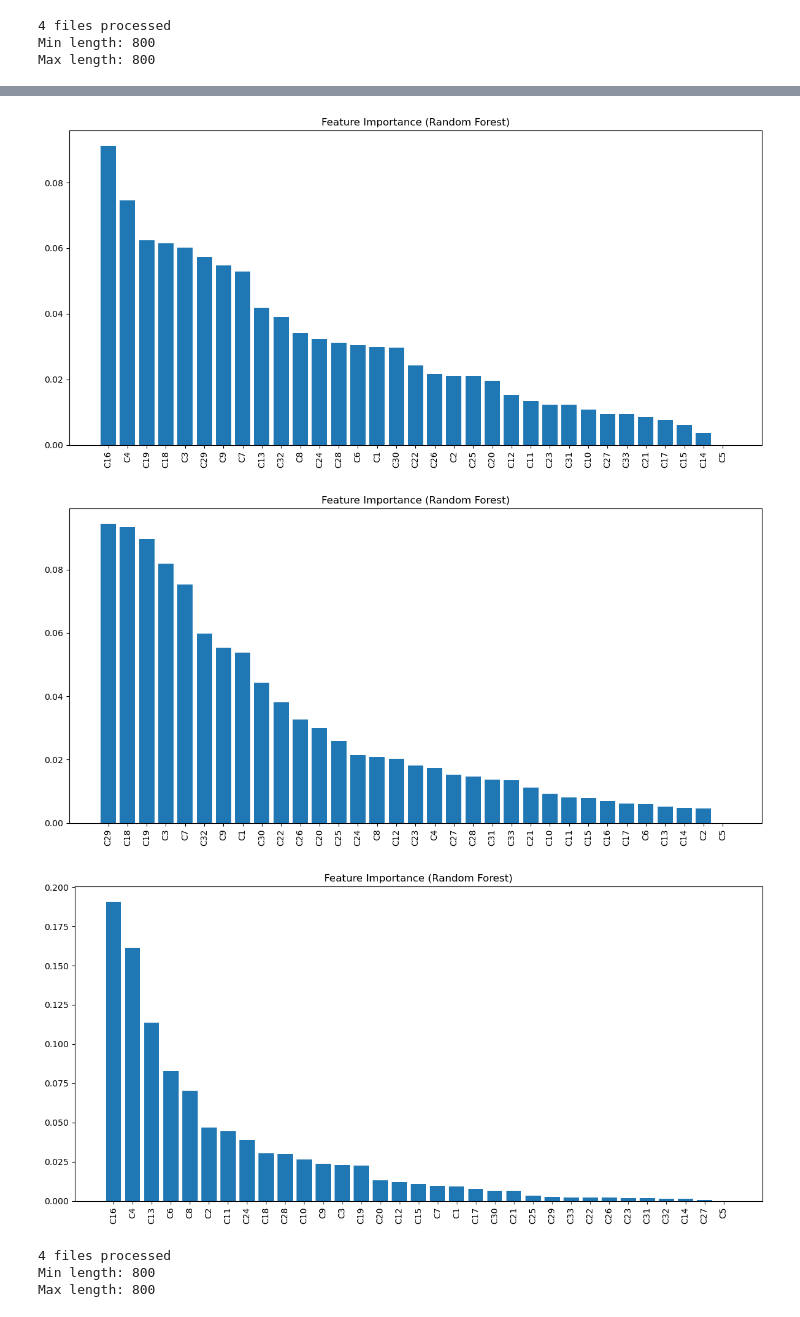
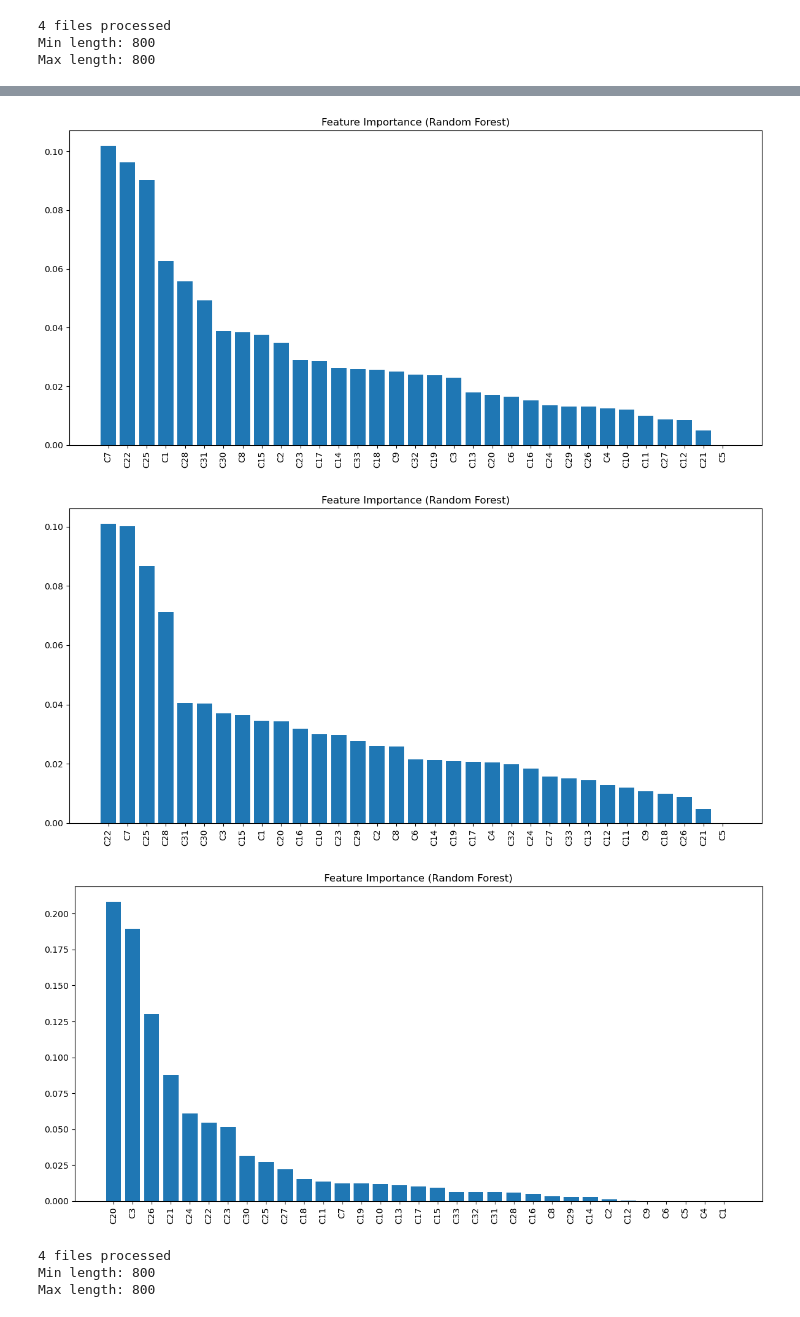
Before and after one commit to AliShrz/earpiece-fall-detection, a Jupyter notebook: trimmed_dataset.ipynb, the cells around one changed output, grey strips where cells are left out. Cells and saved outputs as stored; diff of their text form; code cells hidden in the pictures.

```diff
--- a/trimmed_dataset.ipynb
+++ b/trimmed_dataset.ipynb
@@ -621,7 +621,7 @@ models = {
     "Naive Bayes": GaussianNB(),
     "Gradient Boosting": GradientBoostingClassifier(n_estimators=100, random_state=42),
     # "XGBoost": XGBClassifier(use_label_encoder=False, eval_metric='mlogloss', random_state=42),
-    # "Logistic Regression": LogisticRegression(max_iter=5000, random_state=42)
+    "Logistic Regression": LogisticRegression(max_iter=5000, random_state=42)
 }
 
 
@@ -891,36 +943,39 @@ SVM (RBF Kernel) Accuracy: 0.6835
 # %%
 def evaluate_feature_importance(X_train, y_train, feature_names):
     model = RandomForestClassifier(n_estimators=100, random_state=42)
     # model = DecisionTreeClassifier(random_state=42)
     # model = KNeighborsClassifier(n_neighbors=3)
     # model = SVC(kernel='rbf', probability=True, random_state=42)
     # model = GradientBoostingClassifier(n_estimators=100, random_state=42)
     # model = ExtraTreesClassifier(n_estimators=100, random_state=42)
     # model = LinearDiscriminantAnalysis()
     # model = XGBClassifier(use_label_encoder=False, eval_metric='mlogloss', random_state=42)
     # model = LogisticRegression(max_iter=1000, random_state=42)
     model.fit(X_train, y_train)
     importances = model.feature_importances_
     indices = np.argsort(importances)[::-1]
 
     plt.figure(figsize=(12, 6))
     plt.title("Feature Importance (Random Forest)")
     plt.bar(range(X_train.shape[1]), importances[indices])
     plt.xticks(range(X_train.shape[1]), np.array(feature_names)[indices], rotation=90)
     plt.tight_layout()
     plt.show()
 
     return importances, indices
 
 feature_names = [f'C{i}' for i in range(1, 34)]
 
-importances_combined, sorted_indices_combined = evaluate_feature_importance(X_train_combined, y_train_combined, feature_names)
-importances_adls, sorted_indices_adls = evaluate_feature_importance(X_train_adls, y_train_adls, feature_names)
-importances_binary, sorted_indices_binary = evaluate_feature_importance(X_train_binary, y_train_binary, feature_names)
+# importances_combined, sorted_indices_combined = evaluate_feature_importance(X_train_combined, y_train_combined, feature_names)
+# importances_adls, sorted_indices_adls = evaluate_feature_importance(X_train_adls, y_train_adls, feature_names)
+# importances_binary, sorted_indices_binary = evaluate_feature_importance(X_train_binary, y_train_binary, feature_names)
+importances_combined, sorted_indices_combined = evaluate_feature_importance(X_e_combined, y_e_combined, feature_names)
+importances_adls, sorted_indices_adls = evaluate_feature_importance(X_e_adls, y_e_adls, feature_names)
+importances_binary, sorted_indices_binary = evaluate_feature_importance(X_e_binary, y_e_binary, feature_names)
 # %% [output]
-[figure, old version]
+[figure, new version]
-[figure, old version]
+[figure, new version]
-[figure, old version]
+[figure, new version]
 # %%
 # walk_files = ['walking_1.csv', 'walking_4.csv', 'walking_5.csv', 'walking_6.csv', 'walking_7.csv']
 # # walk_files = ['walking_1.csv', 'walking_2.csv', 'walking_3.csv', 'walking_4.csv', 'walking_5.csv', 'walking_6.csv', 'walking_7.csv']
```
Also changed, not shown: parts of 6 cells of this notebook, 8 other files.
